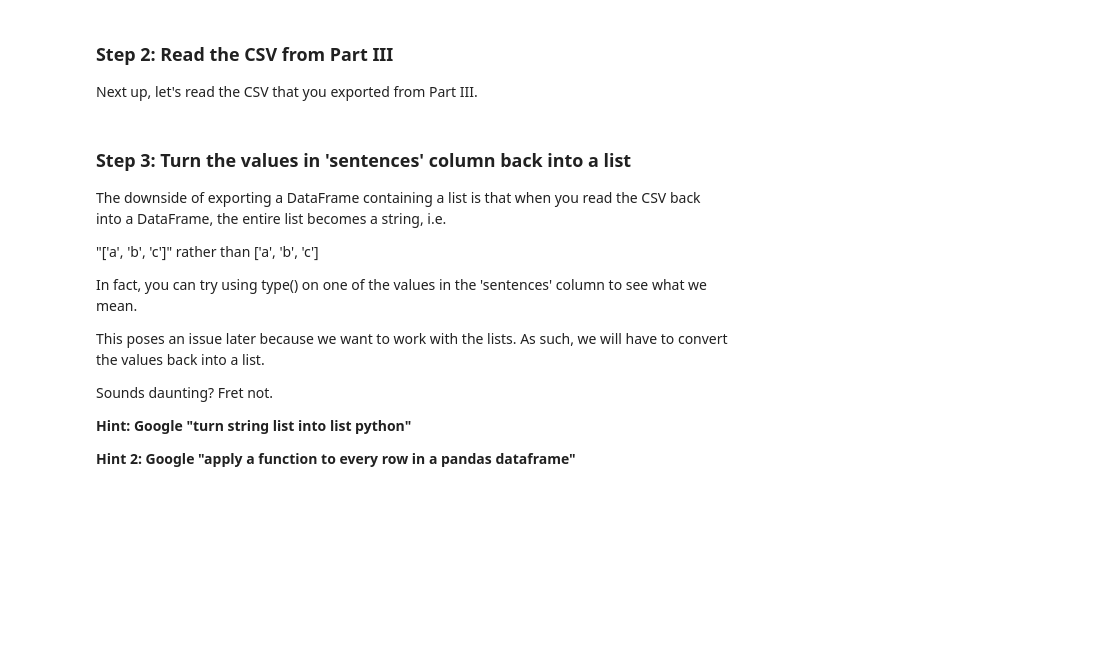
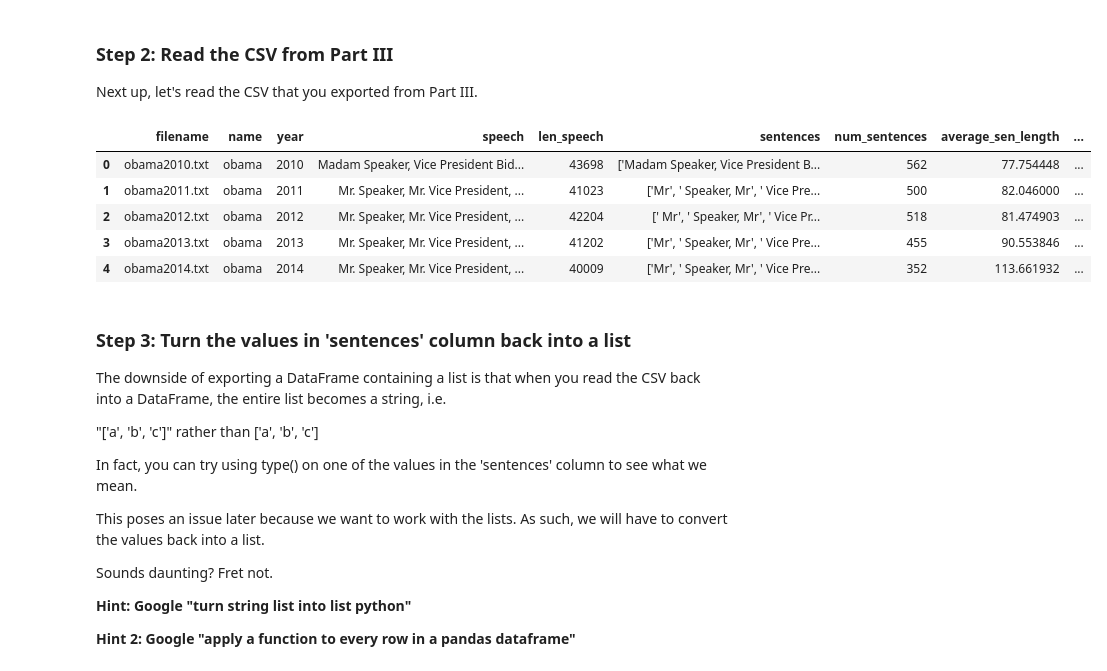
Before and after one commit to daanishrasheed/US-Speech-Analysis, a Jupyter notebook: Project US Speech Analysis (Part V).ipynb, the cells around one changed output. Saved outputs shown, nothing was run; the diff lists cells and outputs as text; code cells hidden in the pictures; blank space fills up the shorter version.

```diff
--- a/Project US Speech Analysis (Part V).ipynb
+++ b/Project US Speech Analysis (Part V).ipynb
@@ -33,3 +36,13 @@ Next up, let's read the CSV that you exported from Part III.
+# %%
+df = pd.read_csv('speechDF3.csv')
+df.head()
+# %% [output]
+|  | filename | name | year | speech | len_speech | sentences | num_sentences | average_sen_length | ... |
+| 0 | obama2010.txt | obama | 2010 | Madam Speaker, Vice President Bid... | 43698 | ['Madam Speaker, Vice President B... | 562 | 77.754448 | ... |
+| 1 | obama2011.txt | obama | 2011 | Mr. Speaker, Mr. Vice President, ... | 41023 | ['Mr', ' Speaker, Mr', ' Vice Pre... | 500 | 82.046000 | ... |
+| 2 | obama2012.txt | obama | 2012 | Mr. Speaker, Mr. Vice President, ... | 42204 | [' Mr', ' Speaker, Mr', ' Vice Pr... | 518 | 81.474903 | ... |
+| 3 | obama2013.txt | obama | 2013 | Mr. Speaker, Mr. Vice President, ... | 41202 | ['Mr', ' Speaker, Mr', ' Vice Pre... | 455 | 90.553846 | ... |
+| 4 | obama2014.txt | obama | 2014 | Mr. Speaker, Mr. Vice President, ... | 40009 | ['Mr', ' Speaker, Mr', ' Vice Pre... | 352 | 113.661932 | ... |
 # %% [markdown]
 ### Step 3: Turn the values in 'sentences' column back into a list
 The downside of exporting a DataFrame containing a list is that when you read the CSV back into a DataFrame, the entire list becomes a string, i.e.
```
Also changed, not shown: parts of 5 cells of this notebook, 2 other files.
